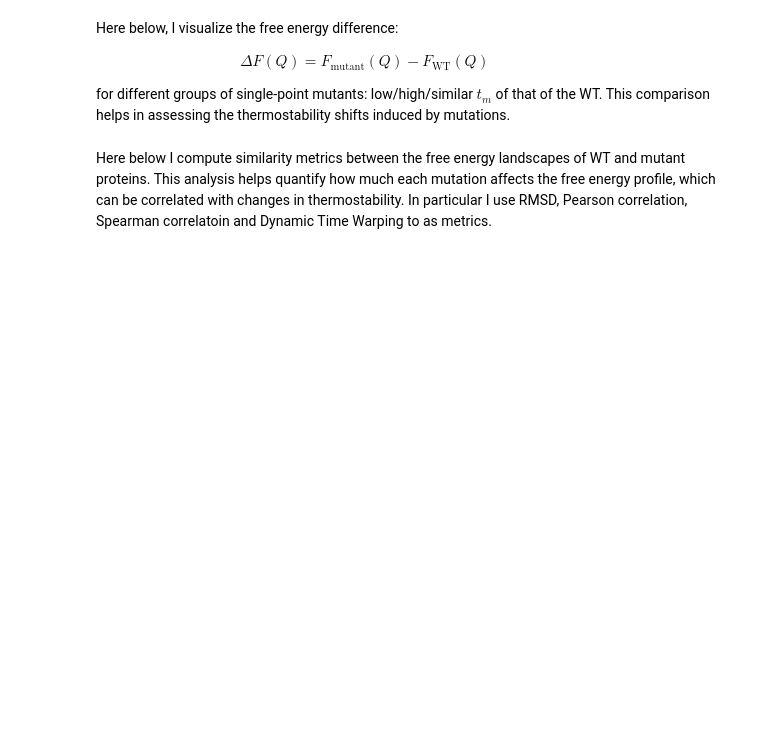
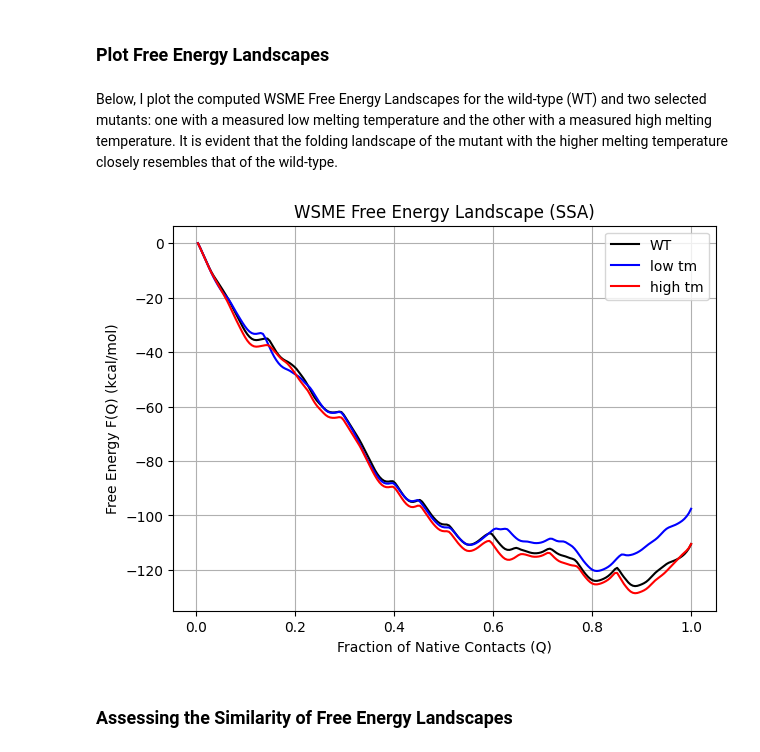
Before and after one commit to aleromualdi/WSME-ts, a Jupyter notebook: single-point-mutants.ipynb, the cells around one changed output. Drawn from its saved outputs; the diff is of its cells as text; code cells hidden in the pictures; blank space fills up the shorter version.

```diff
--- a/single-point-mutants.ipynb
+++ b/single-point-mutants.ipynb
@@ -164,8 +165,0 @@ Here below I plot the computed WSME Free Energy Landscapes
-# %% [markdown]
-Here below, I visualize the free energy difference:
-
-$
-\hspace{4cm} \Delta F(Q) = F_{\text{mutant}}(Q) - F_{\text{WT}}(Q)
-$
-
-for different groups of single-point mutants: low/high/similar $t_m$ of that of the WT. This comparison helps in assessing the thermostability shifts induced by mutations.
@@ -174,2 +166,23 @@ for different groups of single-point mutants: low/high/similar $t_m$ of that of
-# %% [markdown]
-Here below I compute similarity metrics between the free energy landscapes of WT and mutant proteins. This analysis helps quantify how much each mutation affects the free energy profile, which can be correlated with changes in thermostability. In particular I use RMSD, Pearson correlation, Spearman correlatoin and Dynamic Time Warping to as metrics.
+# %% [markdown]
+### Plot Free Energy Landscapes
+# %% [markdown]
+Below, I plot the computed WSME Free Energy Landscapes for the wild-type (WT) and two selected mutants: one with a measured low melting temperature and the other with a measured high melting temperature. It is evident that the folding landscape of the mutant with the higher melting temperature closely resembles that of the wild-type.
+# %%
+Q_wt, F_wt = free_energy_data['wt.pdb']['Q_values'], free_energy_data['wt.pdb']['F_values']
+Q_low, F_low = free_energy_data['low_tm_30.2_2.pdb']['Q_values'], free_energy_data['low_tm_30.2_2.pdb']['F_values']
+Q_high, F_high = free_energy_data['high_tm_79.3_3.pdb']['Q_values'], free_energy_data['high_tm_79.3_3.pdb']['F_values']
+
+plt.figure(figsize=(7, 5))
+plt.plot(Q_wt, F_wt, label='WT', c='k')
+plt.plot(Q_low, F_low, label='low tm', c='b')
+plt.plot(Q_high, F_high, label='high tm', c='r')
+plt.xlabel("Fraction of Native Contacts (Q)")
+plt.ylabel("Free Energy F(Q) (kcal/mol)")
+plt.title("WSME Free Energy Landscape (SSA)")
+plt.grid()
+plt.legend()
+plt.show()
+# %% [output]
+[figure, added]
+# %% [markdown]
+### Assessing the Similarity of Free Energy Landscapes
```
Also changed, not shown: parts of 19 cells of this notebook, 8 other files.
